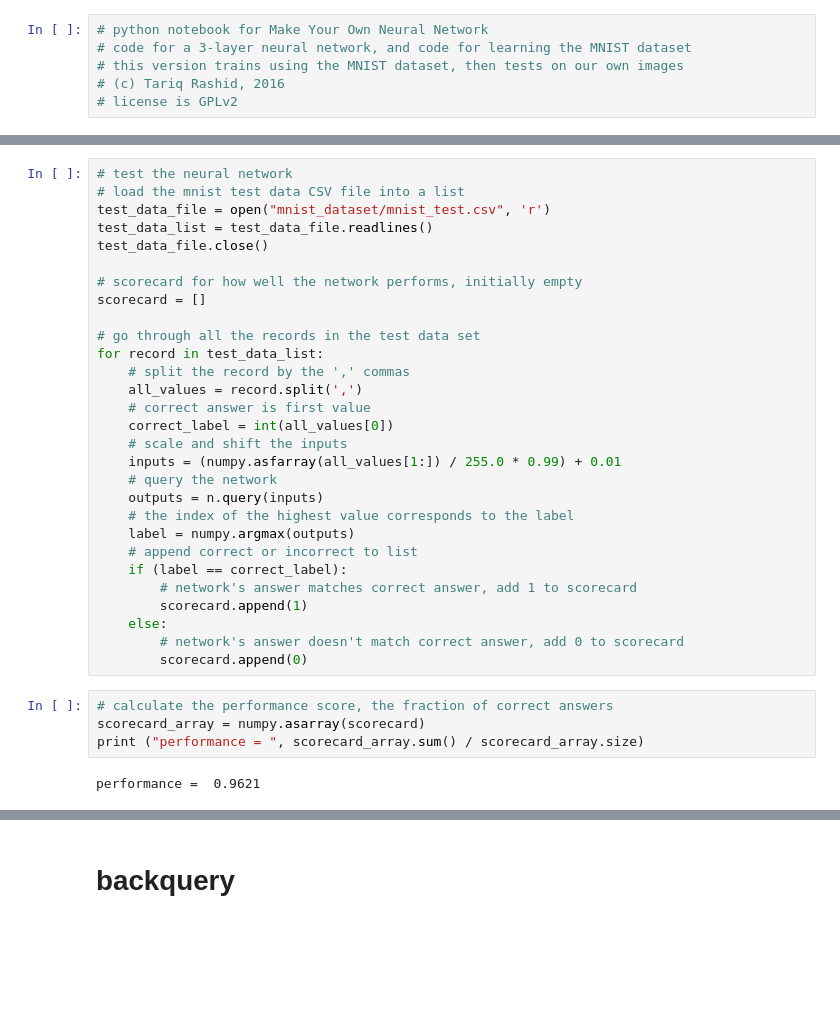
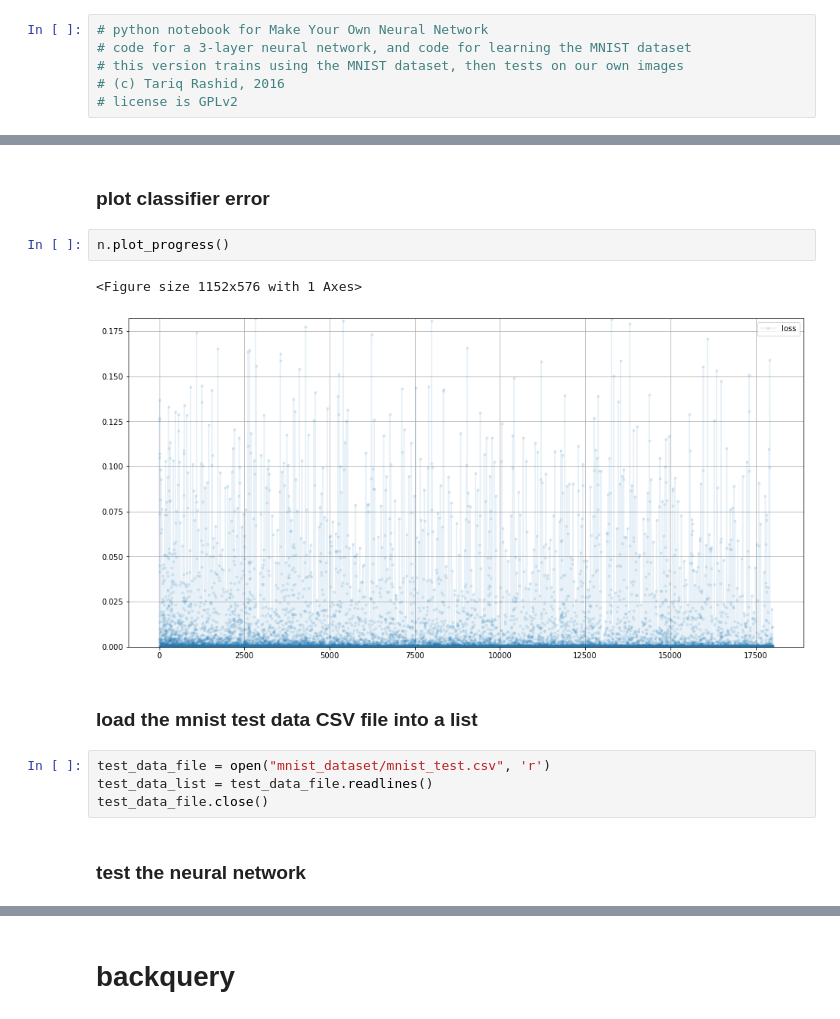
Before and after one commit to Fengzi21/makeyourownneuralnetwork, a Jupyter notebook: part3_neural_network_mnist_and_own_data.ipynb, the cells around one changed output, grey strips where cells are left out. Cells and saved outputs as stored; diff of their text form; blank space fills up the shorter version.

```diff
--- a/part3_neural_network_mnist_and_own_data.ipynb
+++ b/part3_neural_network_mnist_and_own_data.ipynb
@@ -76,35 +80,15 @@ for e in range(epochs):
-# %%
-# test the neural network
-# load the mnist test data CSV file into a list
-test_data_file = open("mnist_dataset/mnist_test.csv", 'r')
-test_data_list = test_data_file.readlines()
-test_data_file.close()
-
-# scorecard for how well the network performs, initially empty
-scorecard = []
-
-# go through all the records in the test data set
-for record in test_data_list:
-    # split the record by the ',' commas
-    all_values = record.split(',')
-    # correct answer is first value
-    correct_label = int(all_values[0])
-    # scale and shift the inputs
-    inputs = (numpy.asfarray(all_values[1:]) / 255.0 * 0.99) + 0.01
-    # query the network
-    outputs = n.query(inputs)
-    # the index of the highest value corresponds to the label
-    label = numpy.argmax(outputs)
-    # append correct or incorrect to list
-    if (label == correct_label):
-        # network's answer matches correct answer, add 1 to scorecard
-        scorecard.append(1)
-    else:
-        # network's answer doesn't match correct answer, add 0 to scorecard
-        scorecard.append(0)
-# %%
-# calculate the performance score, the fraction of correct answers
-scorecard_array = numpy.asarray(scorecard)
-print ("performance = ", scorecard_array.sum() / scorecard_array.size)
-# %% [output]
-performance =  0.9621
+# %% [markdown]
+### plot classifier error
+# %%
+n.plot_progress()
+# %% [output]
+<Figure size 1152x576 with 1 Axes>
+[figure, added]
+# %% [markdown]
+### load the mnist test data CSV file into a list
+# %%
+test_data_file = open("mnist_dataset/mnist_test.csv", 'r')
+test_data_list = test_data_file.readlines()
+test_data_file.close()
+# %% [markdown]
+### test the neural network
```
Also changed, not shown: parts of 22 cells of this notebook, 7 other files.
